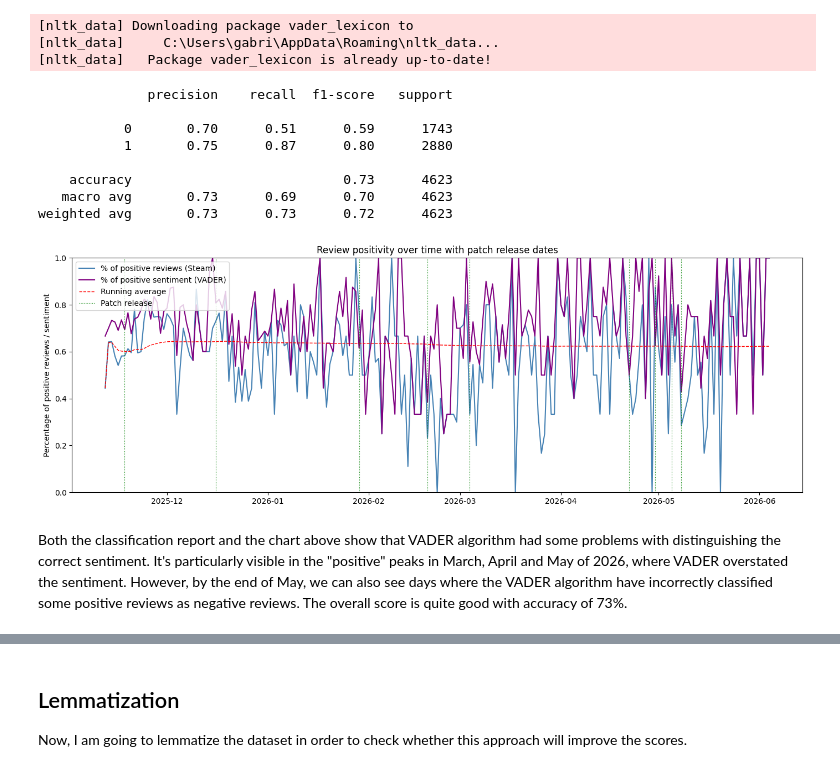
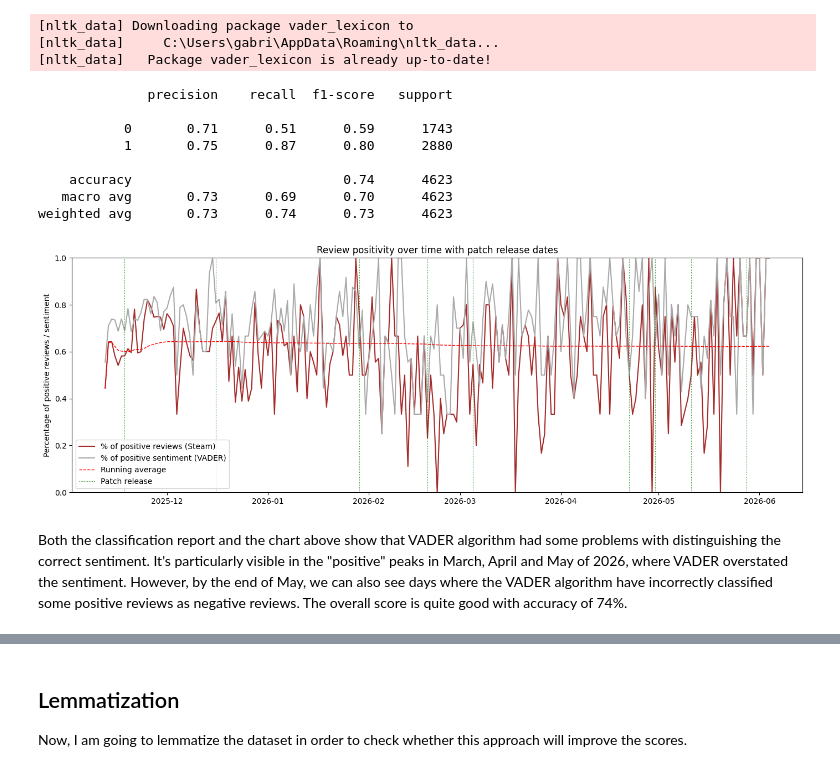
Before and after one commit to GabrielaTranslite/Sentiment_Analysis_Video_Games, a Jupyter notebook: sentiment_analysis.ipynb, the cells around one changed output, grey strips where cells are left out. Drawn from its saved outputs; the diff is of its cells as text; code cells hidden in the pictures.

```diff
--- a/sentiment_analysis.ipynb
+++ b/sentiment_analysis.ipynb
@@ -258,16 +273,16 @@ reviews['period'] = reviews.apply(lambda row:
     '1.2 Hotfix' if row['publish_date'] < pd.Timestamp('2025-12-16') else
     '1.3' if row['publish_date'] < pd.Timestamp('2026-01-29') and row['publish_date'] >= pd.Timestamp('2025-12-16') else
     '1.3.2' if row['publish_date'] < pd.Timestamp('2026-02-19') and row['publish_date'] >= pd.Timestamp('2026-01-29') else
-    '1.4 + Cosmetic DLC' if row['publish_date'] < pd.Timestamp('2026-03-04') and row['publish_date'] >= pd.Timestamp('2026-02-19') else
-    '1.4.1' if row['publish_date'] < pd.Timestamp('2026-04-22') and row['publish_date'] >= pd.Timestamp('2026-03-04') else
-    'Release Delay Announced' if row['publish_date'] < pd.Timestamp('2026-04-30') and row['publish_date'] >= pd.Timestamp('2026-04-22') else
-    '1.5 + Paid DLC + Hotfix' if row['publish_date'] < pd.Timestamp('2026-05-05') and row['publish_date'] >= pd.Timestamp('2026-04-30') else
-    '1.5.1' if row['publish_date'] < pd.Timestamp('2026-05-08') and row['publish_date'] >= pd.Timestamp('2026-05-05') else
+    '1.4 + Cosmetic DLC' if row['publish_date'] < pd.Timestamp('2026-03-05') and row['publish_date'] >= pd.Timestamp('2026-02-19') else
+    '1.4.1' if row['publish_date'] < pd.Timestamp('2026-04-22') and row['publish_date'] >= pd.Timestamp('2026-03-05') else
+    'Release Delay' if row['publish_date'] < pd.Timestamp('2026-04-30') and row['publish_date'] >= pd.Timestamp('2026-04-22') else
+    '1.5 + Paid DLC + Hotfix' if row['publish_date'] < pd.Timestamp('2026-05-11') and row['publish_date'] >= pd.Timestamp('2026-04-30') else
+    '1.5.1' if row['publish_date'] < pd.Timestamp('2026-05-28') and row['publish_date'] >= pd.Timestamp('2026-05-11') else
     '1.5.2', axis=1)
 
 period_order = [
     '1.2', '1.2 Hotfix', '1.3', '1.3.2',
-    '1.4 + Cosmetic DLC', '1.4.1', 'Release Delay Announced',
+    '1.4 + Cosmetic DLC', '1.4.1', 'Release Delay',
     '1.5 + Paid DLC + Hotfix', '1.5.1', '1.5.2'
 ]
 reviews['period'] = pd.Categorical(reviews['period'], categories=period_order, ordered=True)
@@ -380,4 +410,12 @@ The chart above shows the number of reviews and percentage of positive reviews.
 ## Sentiment Analysis using VADER algorithm
 # %% [markdown]
 VADER algorithm was designed to analyze the sentiment of social media texts, therefore it may be applicable to game reviews, which share characteristics with social media such as informal language and mixed sentiment
+# %%
+# Defining a cleaning function for VADER sentiment analysis
+
+def clean_for_vader(text):
+    text = re.sub(r'http\S+', '', text)   # only links
+    return text.strip()
+
+reviews['vader_text'] = reviews['review_text'].apply(clean_for_vader)
 # %%
@@ -397,7 +435,7 @@ nltk.download('vader_lexicon')
 from nltk.sentiment import SentimentIntensityAnalyzer
 
 sia = SentimentIntensityAnalyzer()
-reviews['sentiment_score'] = reviews['clean_text'].apply(
+reviews['sentiment_score'] = reviews['vader_text'].apply(
     lambda x: sia.polarity_scores(x)['compound']  # range from -1 to +1
 )
 
@@ -421,19 +459,19 @@ print(classification_report(
 # %% [output]
               precision    recall  f1-score   support
 
-           0       0.70      0.51      0.59      1743
+           0       0.71      0.51      0.59      1743
            1       0.75      0.87      0.80      2880
 
-    accuracy                           0.73      4623
+    accuracy                           0.74      4623
    macro avg       0.73      0.69      0.70      4623
-weighted avg       0.73      0.73      0.72      4623
+weighted avg       0.73      0.74      0.73      4623
 # %%
 # Chart with patch release dates and VADER sentiment
 
 
 daily = reviews.groupby(reviews['publish_date']).agg(
     avg_score=('voted_up', 'mean'),
-    avg_sentiment=('sentiment_label', 'mean') if 'sentiment_label' in reviews.columns else ('voted_up', 'mean'),
+    avg_sentiment=('sentiment_label', 'mean'),
     review_count=('voted_up', 'count')
 ).reset_index()
 
@@ -444,36 +482,36 @@ daily['running_avg'] = (
 
 # Deriving period boundaries from the reviews data (first date of each period except the first)
 period_boundaries = (
     reviews.groupby('period', observed=True)['publish_date']
     .min()
     .iloc[1:]
     .values
 )
 
 fig, ax1 = plt.subplots(figsize=(14, 5))
 
 ax1.plot(daily['publish_date'], daily['avg_score'],
-         color='steelblue', label='% of positive reviews (Steam)')
+         color='brown', label='% of positive reviews (Steam)')
 ax1.plot(daily['publish_date'], daily['avg_sentiment'],
-         color='purple', label='% of positive sentiment (VADER)')
+         color='darkgrey', label='% of positive sentiment (VADER)')
 ax1.plot(daily['publish_date'], daily['running_avg'],
          color='red', linestyle='--', linewidth=1, label='Running average')
 ax1.set_ylabel('Percentage of positive reviews / sentiment')
 ax1.set_ylim(0, 1)
 
 # Vertical lines exactly at period boundaries
 for d in period_boundaries:
     ax1.axvline(d, color='green', linestyle=':', linewidth=0.8)
 
 from matplotlib.lines import Line2D
 vline_handle = Line2D([0], [0], color='green', linestyle=':', linewidth=0.8, label='Patch release')
 lines, labels = ax1.get_legend_handles_labels()
-ax1.legend(lines + [vline_handle], labels + ['Patch release'], loc='upper left')
+ax1.legend(lines + [vline_handle], labels + ['Patch release'], loc='lower left')
 
 plt.title('Review positivity over time with patch release dates')
 fig.tight_layout()
 plt.show()
 # %% [output]
-[figure, old version]
+[figure, new version]
 # %% [markdown]
-Both the classification report and the chart above show that VADER algorithm had some problems with distinguishing the correct sentiment. It's particularly visible in the "positive" peaks in March, April and May of 2026, where VADER overstated the sentiment. However, by the end of May, we can also see days where the VADER algorithm have incorrectly classified some positive reviews as negative reviews. The overall score is quite good with accuracy of 73%.
+Both the classification report and the chart above show that VADER algorithm had some problems with distinguishing the correct sentiment. It's particularly visible in the "positive" peaks in March, April and May of 2026, where VADER overstated the sentiment. However, by the end of May, we can also see days where the VADER algorithm have incorrectly classified some positive reviews as negative reviews. The overall score is quite good with accuracy of 74%.
```
Also changed, not shown: parts of 37 cells of this notebook, 8 other files.
